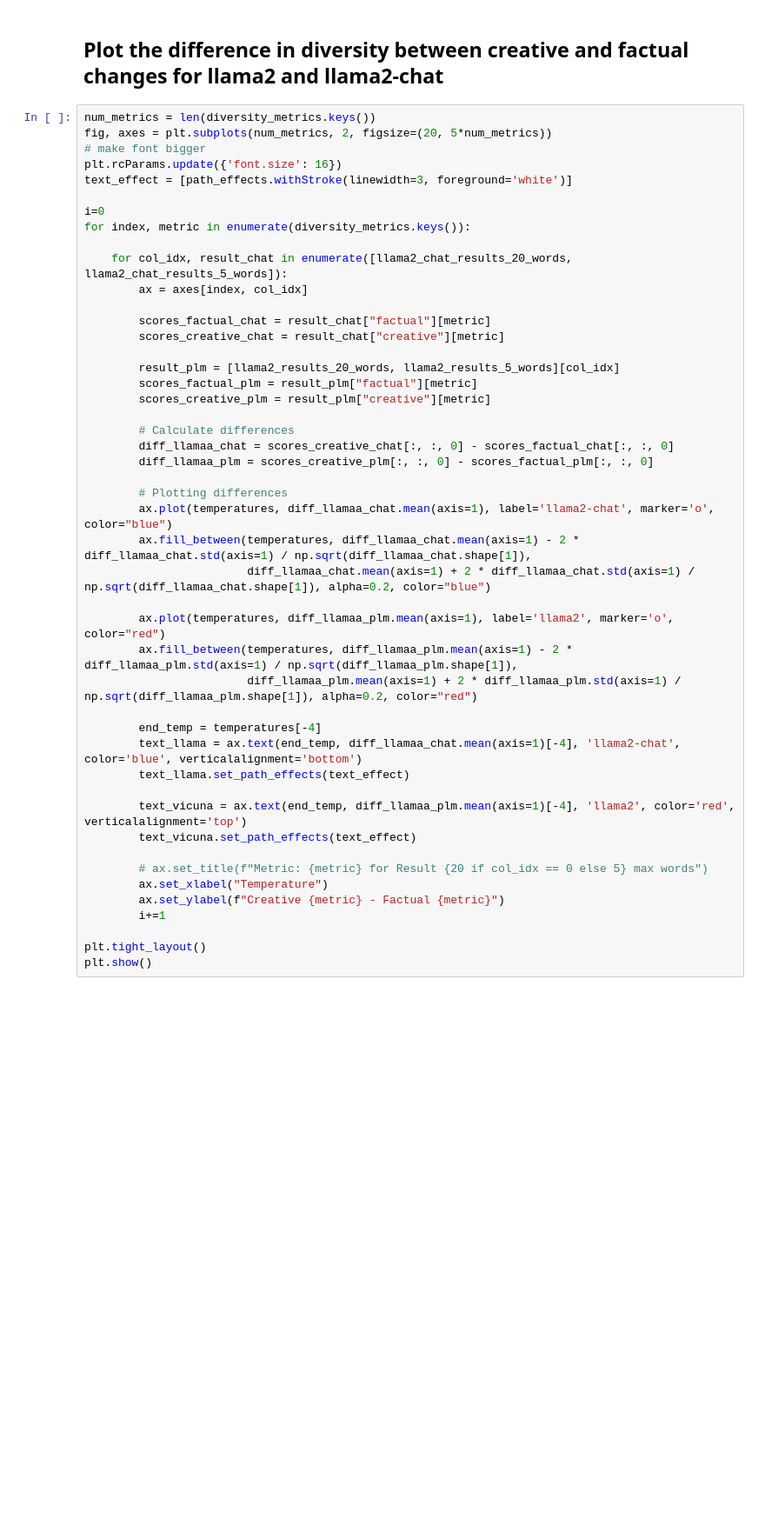
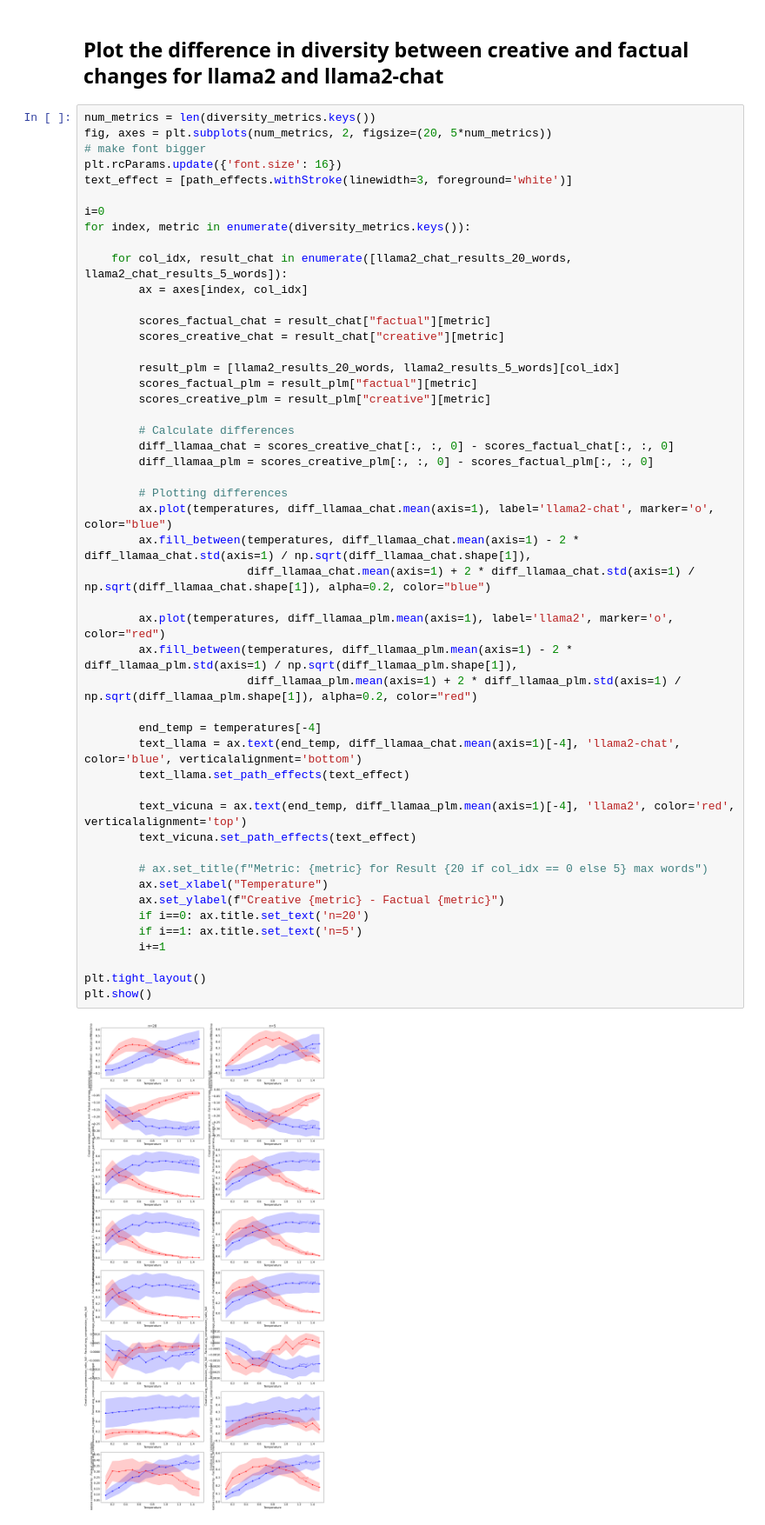
Before and after one commit to lauraaisling/analyse-llms, a Jupyter notebook: notebooks/Creative_Factual_Llama.ipynb, the cells around one changed output. Shown at 87% size. Saved outputs shown, nothing was run; the diff lists cells and outputs as text; blank space fills up the shorter version.

```diff
--- a/notebooks/Creative_Factual_Llama.ipynb
+++ b/notebooks/Creative_Factual_Llama.ipynb
@@ -167,30 +173,34 @@ for index, metric in enumerate(diversity_metrics.keys()):
         scores_factual_plm = result_plm["factual"][metric]
         scores_creative_plm = result_plm["creative"][metric]
 
         # Calculate differences
         diff_llamaa_chat = scores_creative_chat[:, :, 0] - scores_factual_chat[:, :, 0]
         diff_llamaa_plm = scores_creative_plm[:, :, 0] - scores_factual_plm[:, :, 0]
 
         # Plotting differences
         ax.plot(temperatures, diff_llamaa_chat.mean(axis=1), label='llama2-chat', marker='o', color="blue")
         ax.fill_between(temperatures, diff_llamaa_chat.mean(axis=1) - 2 * diff_llamaa_chat.std(axis=1) / np.sqrt(diff_llamaa_chat.shape[1]),
                         diff_llamaa_chat.mean(axis=1) + 2 * diff_llamaa_chat.std(axis=1) / np.sqrt(diff_llamaa_chat.shape[1]), alpha=0.2, color="blue")
 
         ax.plot(temperatures, diff_llamaa_plm.mean(axis=1), label='llama2', marker='o', color="red")
         ax.fill_between(temperatures, diff_llamaa_plm.mean(axis=1) - 2 * diff_llamaa_plm.std(axis=1) / np.sqrt(diff_llamaa_plm.shape[1]),
                         diff_llamaa_plm.mean(axis=1) + 2 * diff_llamaa_plm.std(axis=1) / np.sqrt(diff_llamaa_plm.shape[1]), alpha=0.2, color="red")
 
         end_temp = temperatures[-4]
         text_llama = ax.text(end_temp, diff_llamaa_chat.mean(axis=1)[-4], 'llama2-chat', color='blue', verticalalignment='bottom')
         text_llama.set_path_effects(text_effect)
 
         text_vicuna = ax.text(end_temp, diff_llamaa_plm.mean(axis=1)[-4], 'llama2', color='red', verticalalignment='top')
         text_vicuna.set_path_effects(text_effect)
 
         # ax.set_title(f"Metric: {metric} for Result {20 if col_idx == 0 else 5} max words")
         ax.set_xlabel("Temperature")
         ax.set_ylabel(f"Creative {metric} - Factual {metric}")
+        if i==0: ax.title.set_text('n=20')
+        if i==1: ax.title.set_text('n=5')
         i+=1
 
 plt.tight_layout()
 plt.show()
+# %% [output]
+[figure, added]
```
Also changed, not shown: parts of 2 cells of this notebook, 3 other files.
